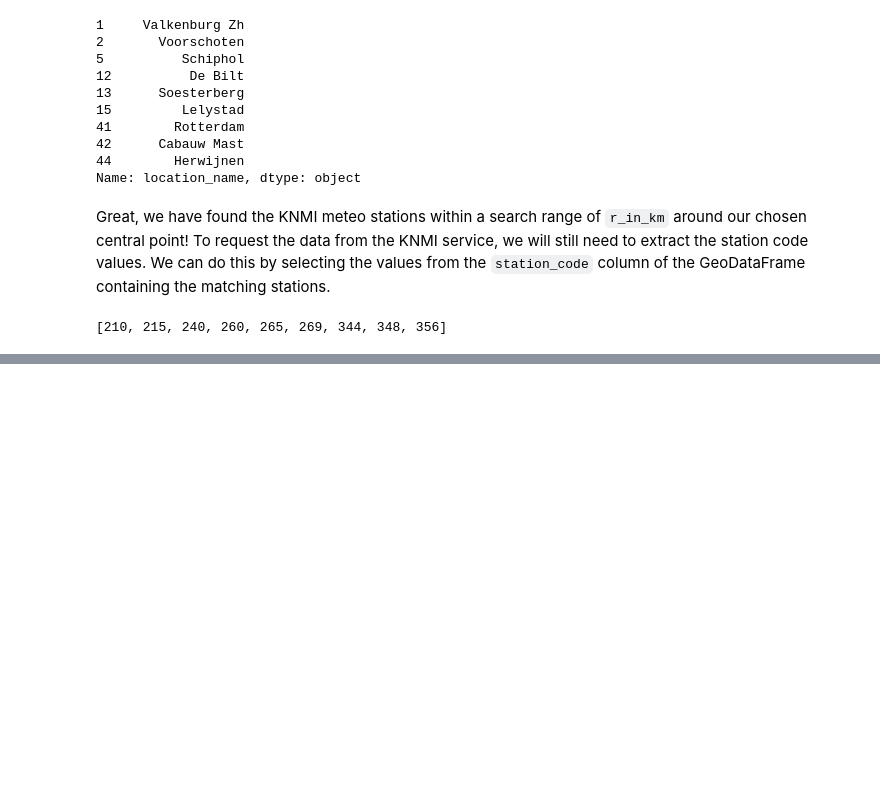
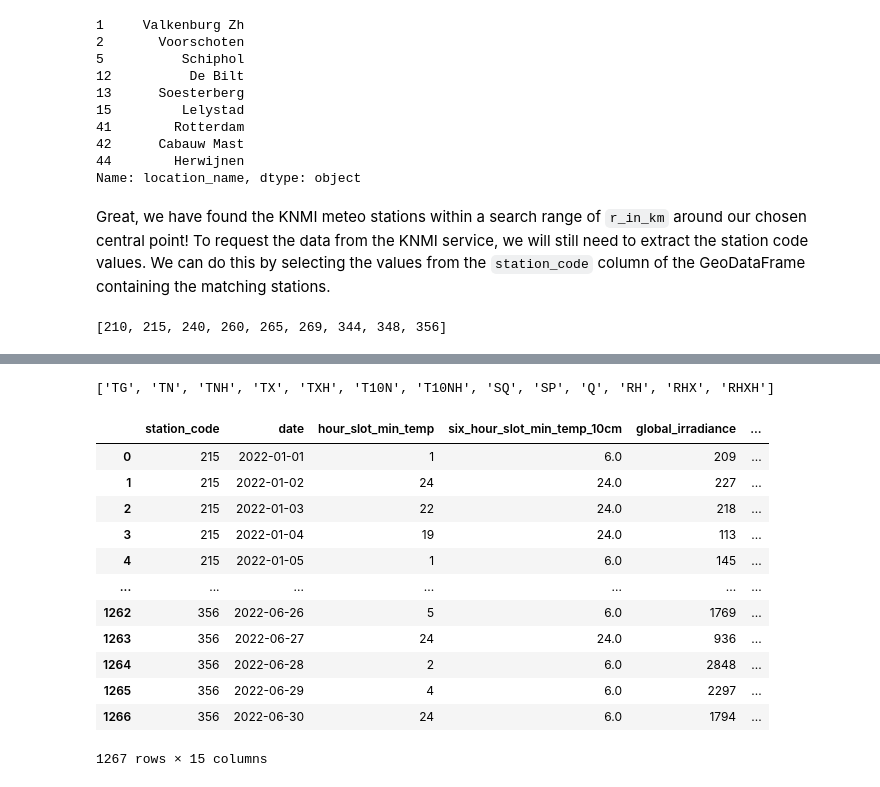
Before and after one commit to tomrooijakkers/data-science-portfolio, a Jupyter notebook: knmi-weather/01-knmi_data_retrieval_examples.ipynb, the cells around one changed output, grey strips where cells are left out. Drawn from its saved outputs; the diff is of its cells as text; code cells hidden in the pictures; blank space fills up the shorter version.

```diff
--- a/knmi-weather/01-get_knmi_data_examples.ipynb
+++ b/knmi-weather/01-knmi_data_retrieval_examples.ipynb
@@ -310,11 +312,10 @@ if enable_geo_ops:
 #### Also load central location point as GeoDataFrame
 # %%
 df_center_point = pd.DataFrame(
-    {
-        "city": ["Utrecht"],
-        "country": ["The Netherlands"],
-        "latitude": [52.08],
-        "longitude": [5.13],
+    {"city": ["Utrecht"],
+     "country": ["The Netherlands"],
+     "latitude": [52.08],
+     "longitude": [5.13],
     }
 )
 # %%
@@ -404,0 +416,16 @@ if not enable_geo_ops:
+# %%
+# Load available daily parameters
+params_day = knmi_meteo_ingest.knmi_load_daily_parameters()
+
+# We are interested in T, S, R and Q-related params; filter those
+start_chars = ("T", "S", "R", "Q")
+
+sel_params = (params_day["parameter_code"]
+              [params_day["parameter_code"]
+               .str.startswith(start_chars)]
+               .tolist())
+
+# Show the selected parameter codes
+print(sel_params)
+# %% [output]
+['TG', 'TN', 'TNH', 'TX', 'TXH', 'T10N', 'T10NH', 'SQ', 'SP', 'Q', 'RH', 'RHX', 'RHXH']
@@ -404,0 +438,20 @@ if not enable_geo_ops:
+# %%
+# Apply transformations to the raw dataset
+df_sel_cleaned = knmi_meteo_transform.transform_param_values(df_sel)
+
+# Show the result
+df_sel_cleaned
+# %% [output]
+|  | station_code | date | hour_slot_min_temp | six_hour_slot_min_temp_10cm | global_irradiance | ... |
+| 0 | 215 | 2022-01-01 | 1 | 6.0 | 209 | ... |
+| 1 | 215 | 2022-01-02 | 24 | 24.0 | 227 | ... |
+| 2 | 215 | 2022-01-03 | 22 | 24.0 | 218 | ... |
+| 3 | 215 | 2022-01-04 | 19 | 24.0 | 113 | ... |
+| 4 | 215 | 2022-01-05 | 1 | 6.0 | 145 | ... |
+| ... | ... | ... | ... | ... | ... | ... |
+| 1262 | 356 | 2022-06-26 | 5 | 6.0 | 1769 | ... |
+| 1263 | 356 | 2022-06-27 | 24 | 24.0 | 936 | ... |
+| 1264 | 356 | 2022-06-28 | 2 | 6.0 | 2848 | ... |
+| 1265 | 356 | 2022-06-29 | 4 | 6.0 | 2297 | ... |
+| 1266 | 356 | 2022-06-30 | 24 | 6.0 | 1794 | ... |
+1267 rows × 15 columns
```
Also changed, not shown: parts of 16 cells of this notebook, 1 other file.
